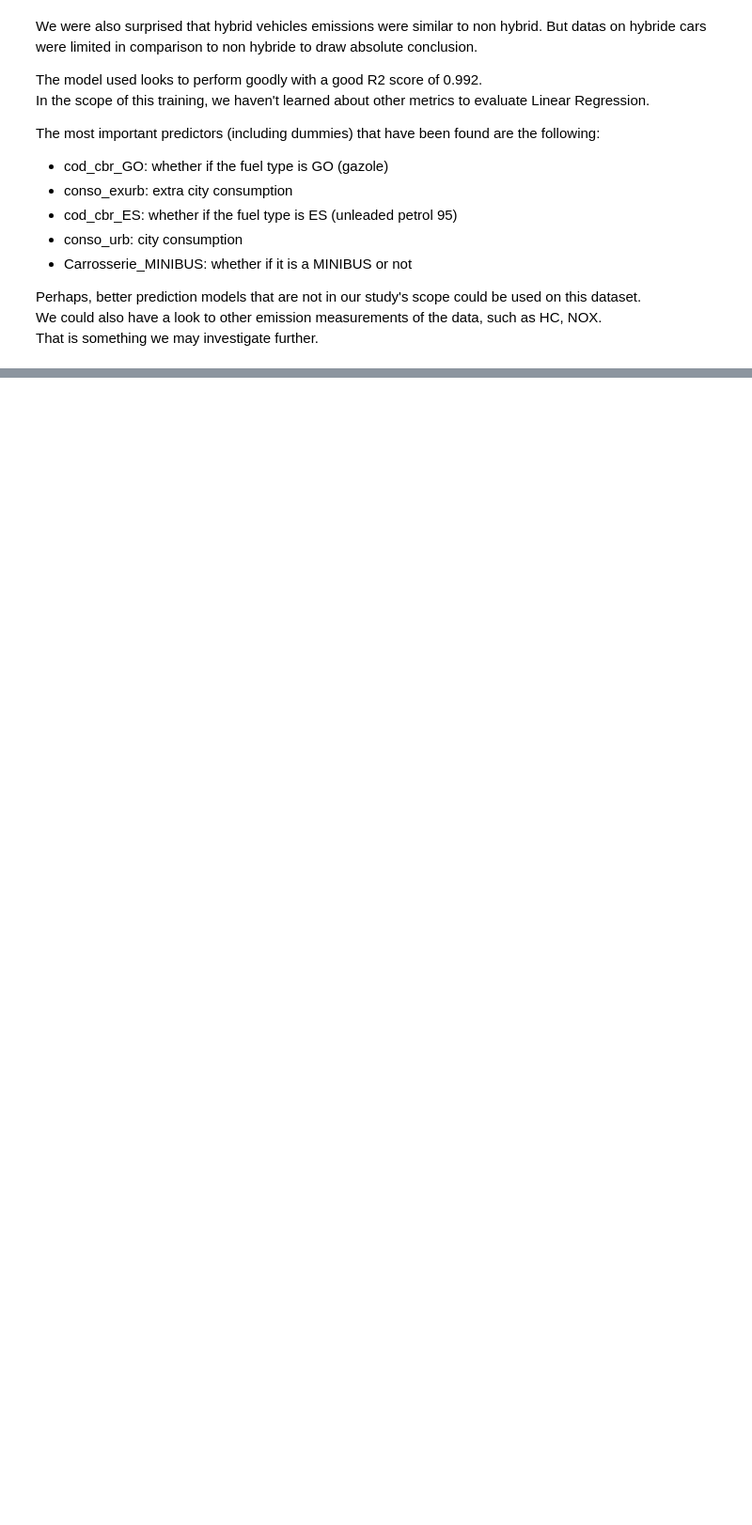
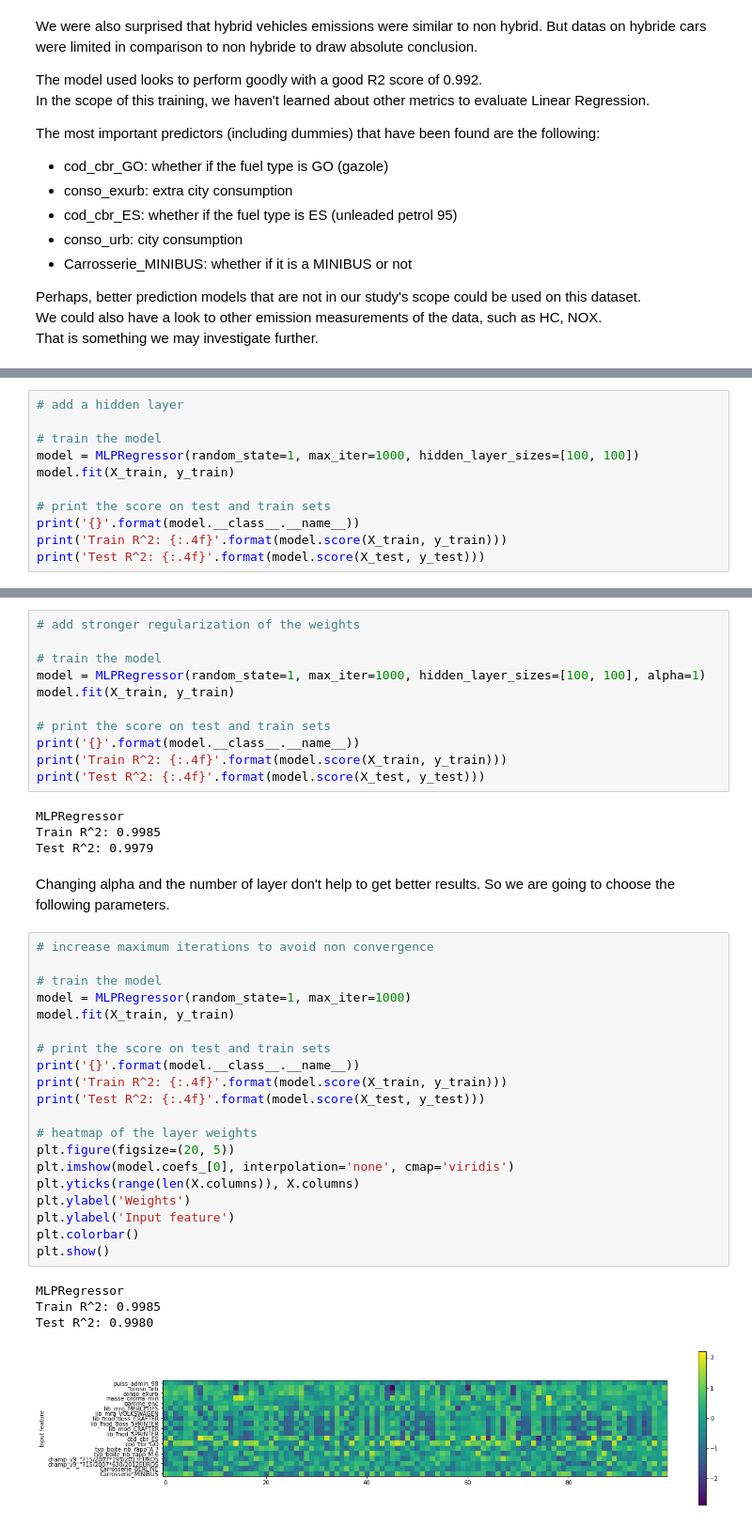
Before and after one commit to jossbnd/codecademy_predict_co2_cars_emissions, a Jupyter notebook: cars_co2_emissions.ipynb, the cells around one changed output, grey strips where cells are left out. Shown at 94% size. Drawn from its saved outputs; the diff is of its cells as text; blank space fills up the shorter version.

Commit message:
extra models tested

```diff
--- a/cars_co2_emissions.ipynb
+++ b/cars_co2_emissions.ipynb
@@ -646,0 +702,11 @@ That is something we may investigate further.
+# %%
+# add a hidden layer
+
+# train the model
+model = MLPRegressor(random_state=1, max_iter=1000, hidden_layer_sizes=[100, 100])
+model.fit(X_train, y_train)
+
+# print the score on test and train sets
+print('{}'.format(model.__class__.__name__))
+print('Train R^2: {:.4f}'.format(model.score(X_train, y_train)))
+print('Test R^2: {:.4f}'.format(model.score(X_test, y_test)))
@@ -646,0 +717,43 @@ That is something we may investigate further.
+# %%
+# add stronger regularization of the weights
+
+# train the model
+model = MLPRegressor(random_state=1, max_iter=1000, hidden_layer_sizes=[100, 100], alpha=1)
+model.fit(X_train, y_train)
+
+# print the score on test and train sets
+print('{}'.format(model.__class__.__name__))
+print('Train R^2: {:.4f}'.format(model.score(X_train, y_train)))
+print('Test R^2: {:.4f}'.format(model.score(X_test, y_test)))
+# %% [output]
+MLPRegressor
+Train R^2: 0.9985
+Test R^2: 0.9979
+# %% [markdown]
+Changing alpha and the number of layer don't help to get better results.
+So we are going to choose the following parameters.
+# %%
+# increase maximum iterations to avoid non convergence
+
+# train the model
+model = MLPRegressor(random_state=1, max_iter=1000)
+model.fit(X_train, y_train)
+
+# print the score on test and train sets
+print('{}'.format(model.__class__.__name__))
+print('Train R^2: {:.4f}'.format(model.score(X_train, y_train)))
+print('Test R^2: {:.4f}'.format(model.score(X_test, y_test)))
+
+# heatmap of the layer weights
+plt.figure(figsize=(20, 5))
+plt.imshow(model.coefs_[0], interpolation='none', cmap='viridis')
+plt.yticks(range(len(X.columns)), X.columns)
+plt.ylabel('Weights')
+plt.ylabel('Input feature')
+plt.colorbar()
+plt.show()
+# %% [output]
+MLPRegressor
+Train R^2: 0.9985
+Test R^2: 0.9980
+[figure, added]
```
Also changed, not shown: parts of 14 cells of this notebook.
